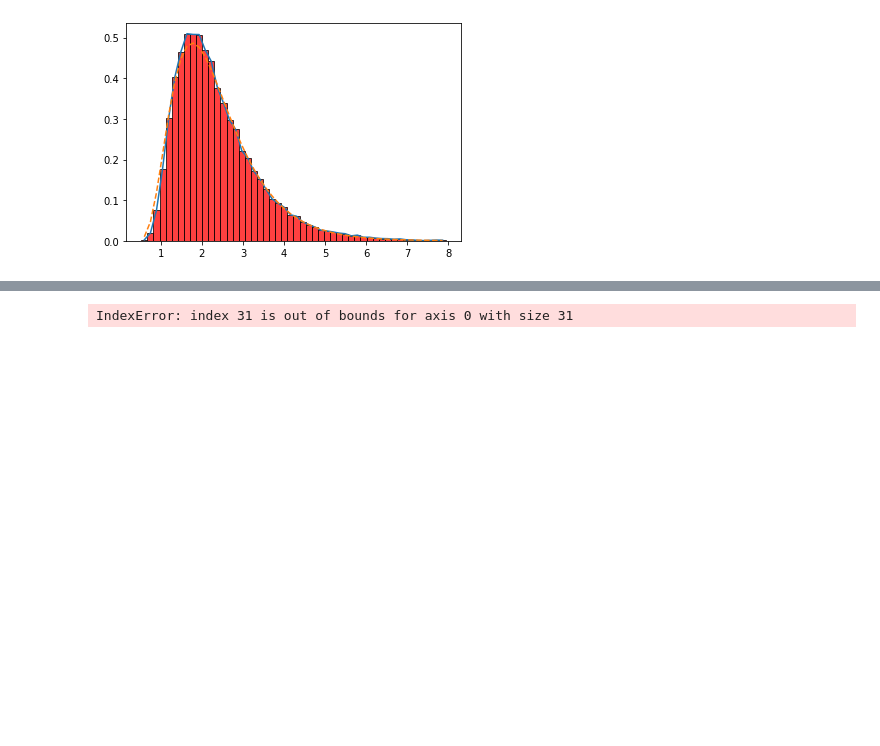
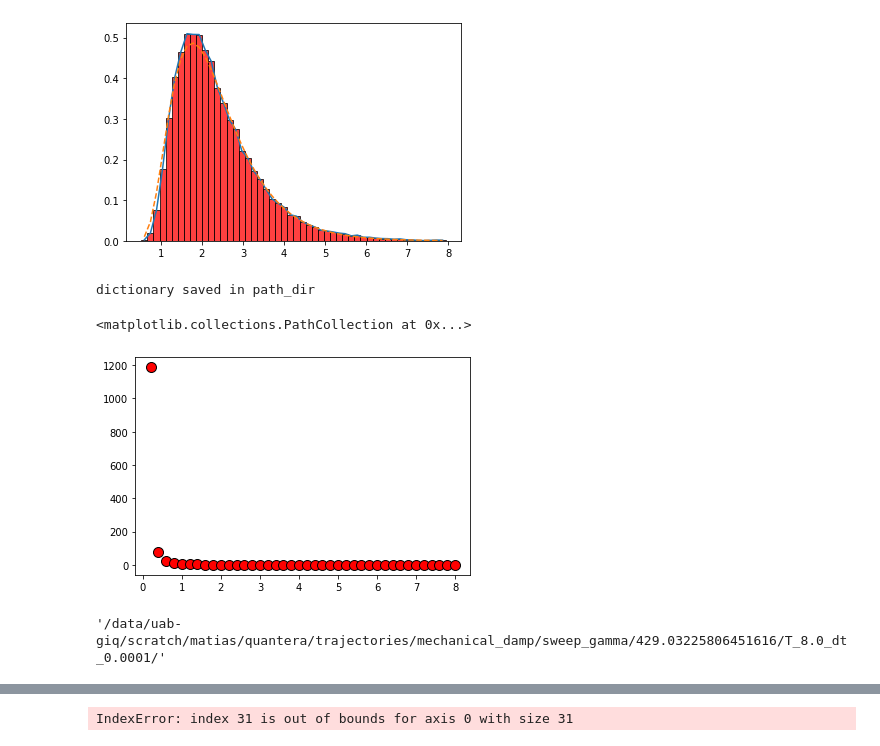
Before and after one commit to matibilkis/cdisc, a Jupyter notebook: analysis/sweep_gamma_betterSlope.ipynb, the cells around one changed output, grey strips where cells are left out. Cells and saved outputs as stored; diff of their text form; code cells hidden in the pictures; blank space fills up the shorter version.

```diff
--- a/analysis/sweep_gamma_betterSlope.ipynb
+++ b/analysis/sweep_gamma_betterSlope.ipynb
@@ -209,6 +268,12 @@ poors1 = {g:[] for g in gammas}
 
 goods0 = {g:[] for g in gammas}
 poors0 = {g:[] for g in gammas}
+
+timbins1 = {}
+timbins0 = {}
+counts0 = {}
+counts1 = {}
+
 for g in tqdm(gammas[1:]):
 
     exp_path = "sweep_gamma/{}".format(g)
@@ -218,18 +283,59 @@ for g in tqdm(gammas[1:]):
     momlik = np.load(save_path+"momlik.npy") ## [t, <l_0>, <l_1>, Std(l_0), Std(l_1)]
     timbin1, timbin0, cons1, cons0 = get_histogram(stop)
 
-    timbins1.append(timbin1)
-    timbins0.append(timbin0)
-    counts0.append(cons0)
-    timbins1.append(timbin1)
+    timbins1[g] = timbin1
+    timbins0[g] = timbin0
+    counts0[g] = cons0
+    counts1[g] = cons1
+
 
     for indb in tqdm(range(len(bpos))):
-        good1 = [prob_craft(tt, bpos[indb] , mu1, sigma1) for tt in timbin1[indb]]
-        popo1 = [prob_craft(tt, bpos[indb] , mu1, np.sqrt(2*mu1)) for tt in timm]
+        good1 = np.array([prob_craft(tt, bpos[indb] , mu1, sigma1) for tt in timbin1[indb]])
+        popo1 = np.array([prob_craft(tt, bpos[indb] , mu1, np.sqrt(2*mu1)) for tt in timbin1[indb]])
         goods1[g].append(good1)
         poors1[g].append(popo1)
 
-        good0 = [prob_craft(tt, bpos[indb] , abs(mu0), np.sqrt(2*abs(mu0)) for tt in timbin0[indb]]
-        popo0 = [prob_craft(tt, bpos[indb] , abs(mu0), abs(sigma0)) for tt in timbin0[indb]]
+        good0 = np.array([prob_craft(tt, bpos[indb] , abs(mu0), np.sqrt(2*abs(mu0))) for tt in timbin0[indb]])
+        popo0 = np.array([prob_craft(tt, bpos[indb] , abs(mu0), abs(sigma0)) for tt in timbin0[indb]])
         goods0[g].append(good0)
         poors0[g].append(popo0)
+
+gdit = {}
+gdit["timbins1"] = timbins1
+gdit["timbins0"] = timbins0
+gdit["counts0"] = counts0
+gdit["counts1"] = counts1
+gdit["goods1"] = goods1
+gdit["goods0"] = goods0
+gdit["poors1"] = poors1
+gdit["poors0"] = poors0
+
+path_dir = get_def_path()+"sweep_gamma/"
+with open(path_dir+"dict_errors_gamma_bonudsB.pickle","wb") as g:
+    pickle.dump(gdit, g, protocol=pickle.HIGHEST_PROTOCOL)
+
+gdit["timbins1"] = timbins1
+gdit["timbins0"] = timbins0
+gdit["counts0"] = counts0
+gdit["counts1"] = counts1
+gdit["goods1"] = goods1
+gdit["goods0"] = goods0
+gdit["poors1"] = poors1
+gdit["poors0"] = poors0
+print("dictionary saved in path_dir")
+# %% [output]
+dictionary saved in path_dir
+# %%
+diffs = {}
+for g in gammas[1:]:
+    diffs[g] = [np.mean(np.square(np.array(counts0[g][indb]) - np.array(goods0[g][indb]))) for indb in range(len(bpos))]
+# %%
+
+plt.scatter(bpos, diffs[g], edgecolor="black", color="red",s=100)
+# %% [output]
+<matplotlib.collections.PathCollection at 0x...>
+[figure, added]
+# %%
+save_pat
+# %% [output]
+'/data/uab-giq/scratch/matias/quantera/trajectories/mechanical_damp/sweep_gamma/429.03225806451616/T_8.0_dt_0.0001/'
```
Also changed, not shown: parts of 8 cells of this notebook, 4 other files.
